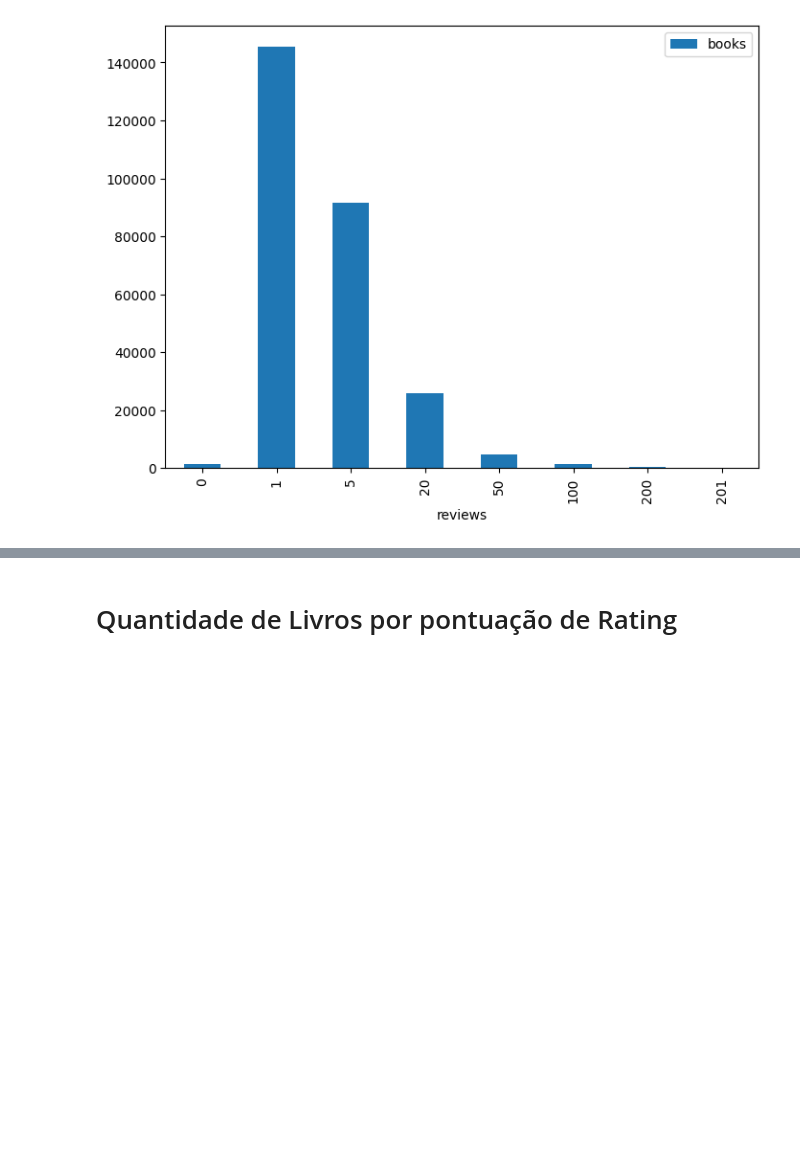
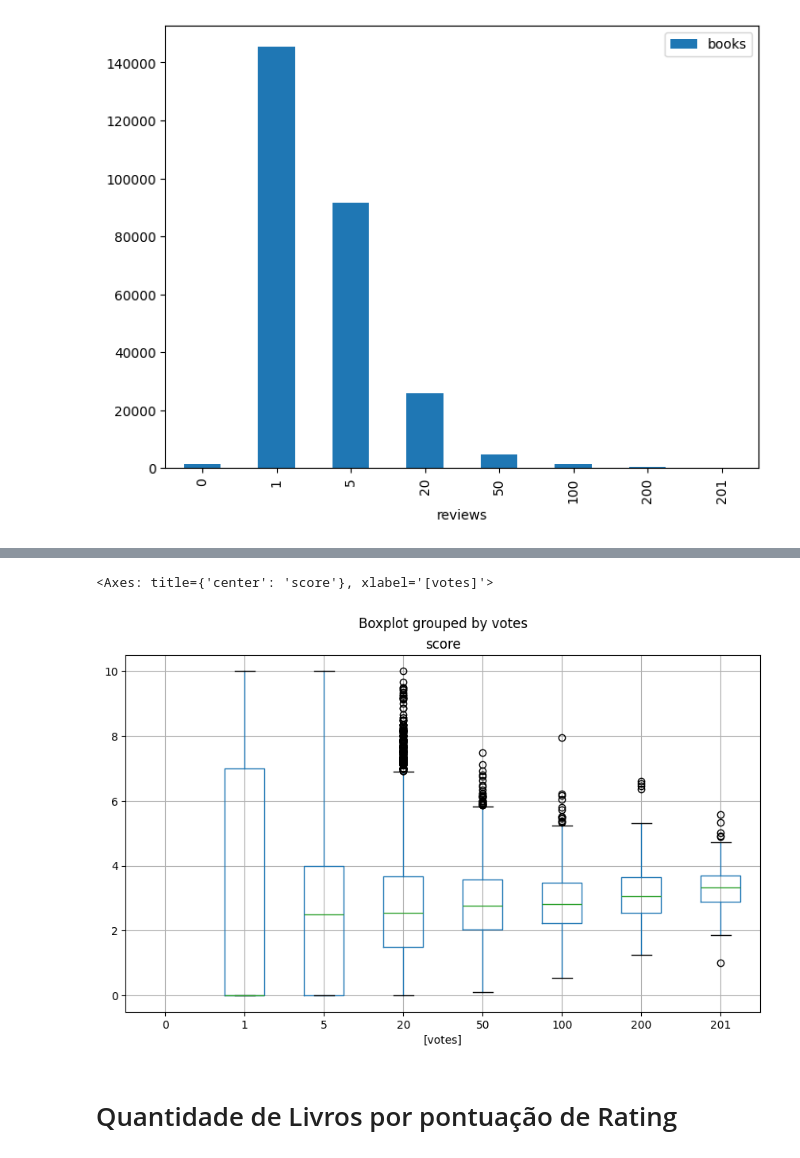
Before and after one commit to baliberdin/fiap-2mlet-fase-3, a Jupyter notebook: notebooks/data-overview.ipynb, the cells around one changed output, grey strips where cells are left out. Saved outputs shown, nothing was run; the diff lists cells and outputs as text; code cells hidden in the pictures; blank space fills up the shorter version.

```diff
--- a/notebooks/data-overview.ipynb
+++ b/notebooks/data-overview.ipynb
@@ -122,3 +119,26 @@ plt.show()
+# %%
+spark.sql("""
+    SELECT
+        case
+            when votes = 0 OR votes is null then 0
+            when votes = 1 then 1
+            when votes > 1 and votes <= 5 then 5
+            when votes > 5 and votes <= 20 then 20
+            when votes > 20 and votes <= 50 then 50
+            when votes > 50 and votes <= 100 then 100
+            when votes > 100 and votes <= 200 then 200
+        ELSE 201
+        END as votes,
+        avg_score as score
+    FROM tmp_db_books b
+        left join (select isbn, count(1) as votes, avg(rating) as avg_score from tmp_db_ratings group by 1) as t
+          on t.isbn = b.isbn
+    -- group by 1
+    -- order by 1
+""").toPandas().boxplot(by='votes', figsize=(10,6))
+# %% [output]
+<Axes: title={'center': 'score'}, xlabel='[votes]'>
+[figure, added]
 # %% [markdown]
 # Quantidade de Livros por pontuação de Rating
 # %%
```
Also changed, not shown: parts of 18 cells of this notebook, 5 other files.
